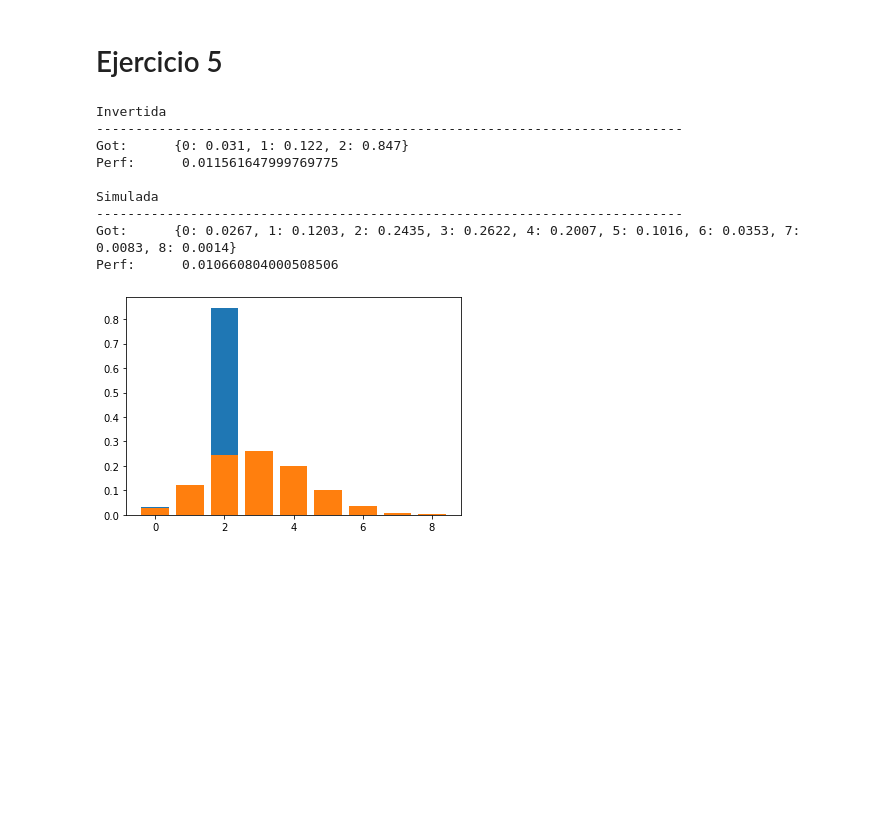
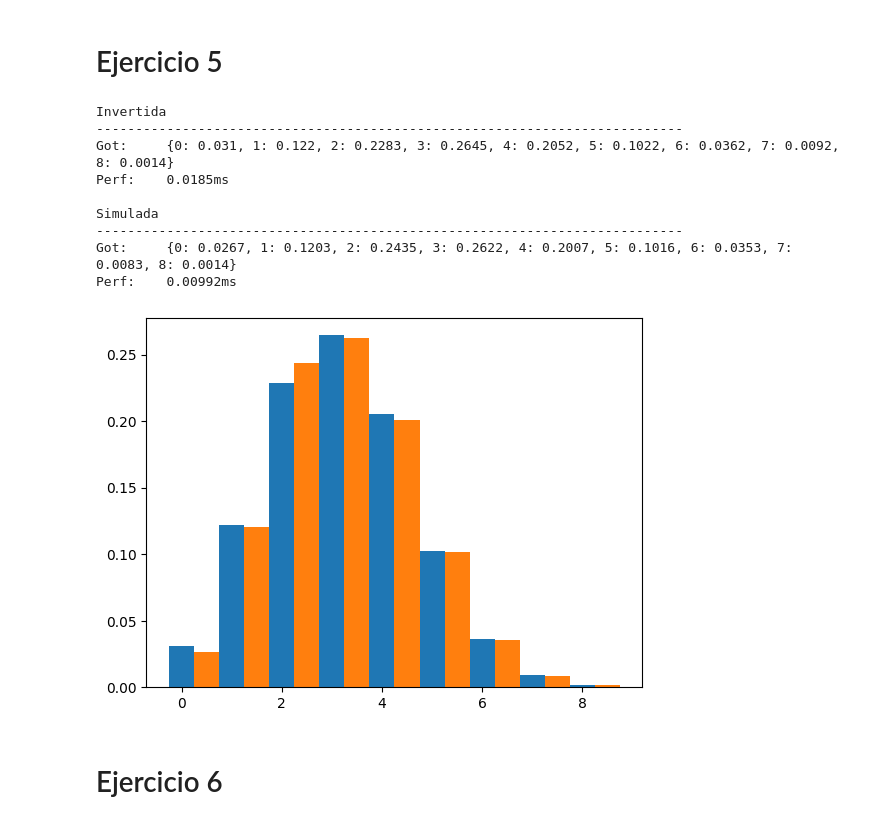
Before and after one commit to IgnacioFacello/ModelosySimulacion-FAMAF4Y1C, a Jupyter notebook: practico4.ipynb, the cells around one changed output. Cells and saved outputs as stored; diff of their text form; code cells hidden in the pictures; blank space fills up the shorter version.

Commit message:
ejercicio 5 y 6

```diff
--- a/practico4.ipynb
+++ b/practico4.ipynb
@@ -214,9 +207,10 @@ def get_probs(g, nsim, *args):
     return acc, perf
 # %%
 import matplotlib.pyplot as plt
+
 P = [0.11, 0.14, 0.09, 0.08, 0.12, 0.10, 0.09, 0.07, 0.11, 0.09]
-PROBS_IDX = { k: v for k, v in zip(range(1,len(P)+1),P)}
-sort = sorted((PROBS_IDX.items()), key = lambda x: x[1], reverse=True)
+p_idx = { k: v for k, v in zip(range(1,len(P)+1),P)}
+sort = sorted((p_idx.items()), key = lambda x: x[1], reverse=True)
 P_ORD = dict(sort)
 
 funs = [
@@ -225,14 +219,21 @@ funs = [
     ('Urna      ',var_urna, _gen_urna(P)),
     ]
 
+
+plt.bar([1,2,3,4,5,6,7,8,9,10], [0.11, 0.14, 0.09, 0.08, 0.12, 0.10, 0.09, 0.07, 0.11, 0.09], 0.2,color='red', label="Original")
+i = 1
 for n, g, v in funs:
     print(n)
     # print('Expected:',PROBS_IDX)
-    # print(75*'-')
-    acc, perf = get_probs(g,10_000, v)
+    print(75*'-')
+    acc, perf = get_probs(g, 10_000, v)
     print('Got:\t ', acc)
     # print('Perf:\t  ', perf)
-    plt.bar(acc.keys(),acc.values(), )
+    x_axis = list(map(lambda x: x + 0.2*i, acc.keys()))
+    y_axis = acc.values()
+    plt.bar(x_axis,y_axis, 0.2, label=n)
+    i += 1
 
+plt.legend()
 plt.show()
 # %% [output]
@@ -248,6 +251,7 @@ Got:      {1: 0.1099, 2: 0.1405, 3: 0.096, 4: 0.078, 5: 0.1177, 6: 0.097, 7: 0.0
 # Ejercicio 5
 # %%
 from random import random, seed
+import matplotlib.pyplot as plt
 
 def bin_inv(n,p):
     ''' F(i)    = p(i) + F(i-1)
@@ -256,11 +260,11 @@ def bin_inv(n,p):
         p(i+1)  = p(i) * (n-i) * (i+1)
     '''
     c = p / (1-p)
-    prob = (1-p)**N
+    prob = (1-p)**n
     f, i = prob, 0
     u = random()
     while f <= u:
-        prob *= c * (n-i) * (i+1)
+        prob *= c * (n-i) / (i+1)
         f += prob
         i += 1
     return i
@@ -286,38 +290,44 @@ def get_probs(g, nsim, *args):
         r = g(*args)
         acc[r] = 1 + acc.get(r, 0)
 
     end = time.perf_counter()
 
     perf = end - start
     acc = { k:v/nsim for k, v in acc.items() }
     acc = dict(sorted(acc.items()))
     return acc, perf
 
 N = 10
 P = 0.3
 funs = [
     ('Invertida',bin_inv ,[N,P]),
     ('Simulada ',bin_sim ,[N,P])
 ]
 
+i = 0
 for n, g, v in funs:
     print(n)
     print(75*'-')
     acc, perf = get_probs(g, 10_000, *v)
-    print('Got:\t ', acc)
-    print('Perf:\t  ', perf)
-    plt.bar(acc.keys(),acc.values(), )
+    print(f'Got:\t {acc}')
+    print(f'Perf:\t {perf:.3}ms')
+    x_axis = list(map(lambda x: x + i*0.5, acc.keys()))
+    y_axis = acc.values()
+    plt.bar(x_axis,y_axis, 0.5)
+    i += 1
     print()
 
 plt.show()
 # %% [output]
 Invertida
 ---------------------------------------------------------------------------
-Got:      {0: 0.031, 1: 0.122, 2: 0.847}
-Perf:      0.011561647999769775
+Got:     {0: 0.031, 1: 0.122, 2: 0.2283, 3: 0.2645, 4: 0.2052, 5: 0.1022, 6: 0.0362, 7: 0.0092, 8: 0.0014}
+Perf:    0.0185ms
 
 Simulada
 ---------------------------------------------------------------------------
-Got:      {0: 0.0267, 1: 0.1203, 2: 0.2435, 3: 0.2622, 4: 0.2007, 5: 0.1016, 6: 0.0353, 7: 0.0083, 8: 0.0014}
-Perf:      0.010660804000508506
+Got:     {0: 0.0267, 1: 0.1203, 2: 0.2435, 3: 0.2622, 4: 0.2007, 5: 0.1016, 6: 0.0353, 7: 0.0083, 8: 0.0014}
+Perf:    0.00992ms
-[figure, old version]
+[figure, new version]
+# %% [markdown]
+# Ejercicio 6
```
Also changed, not shown: parts of 3 cells of this notebook.
